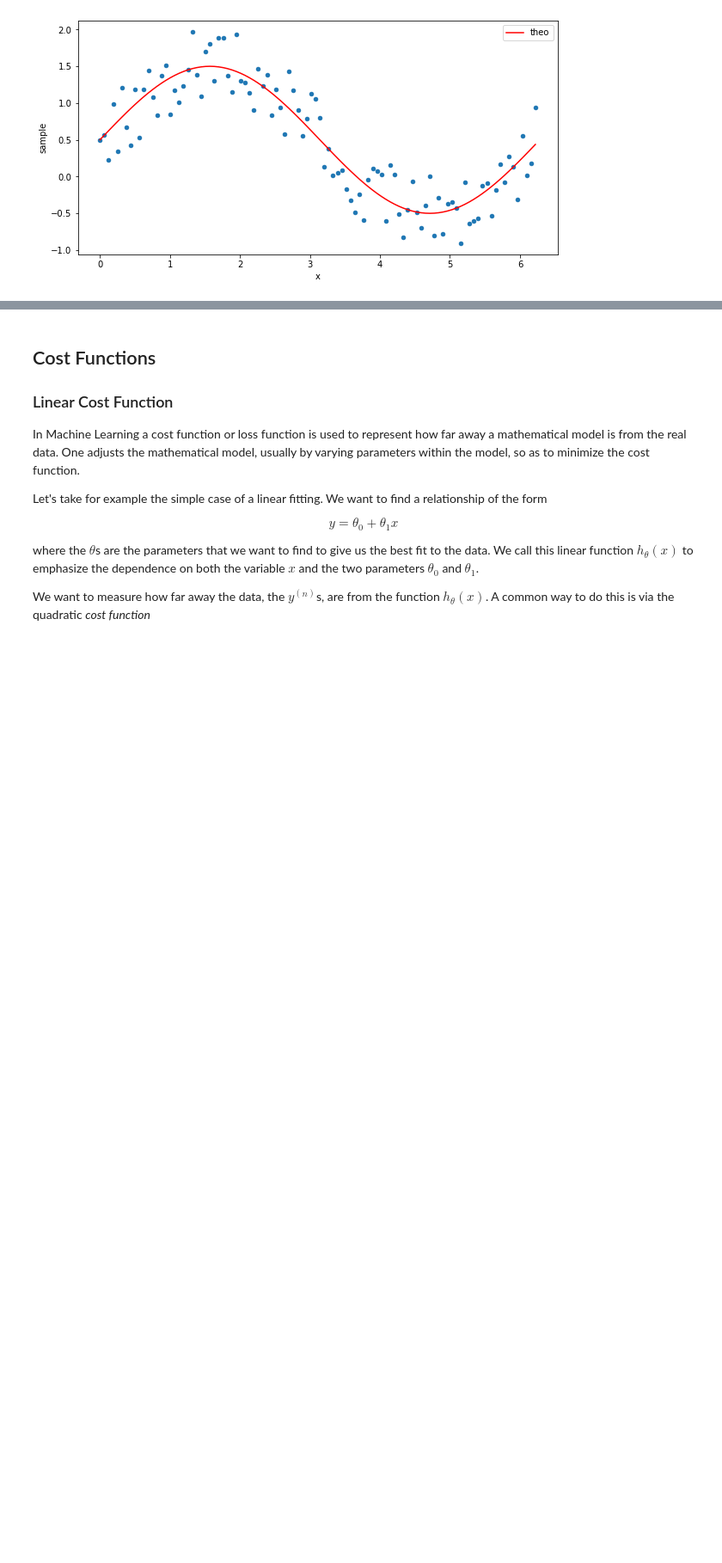
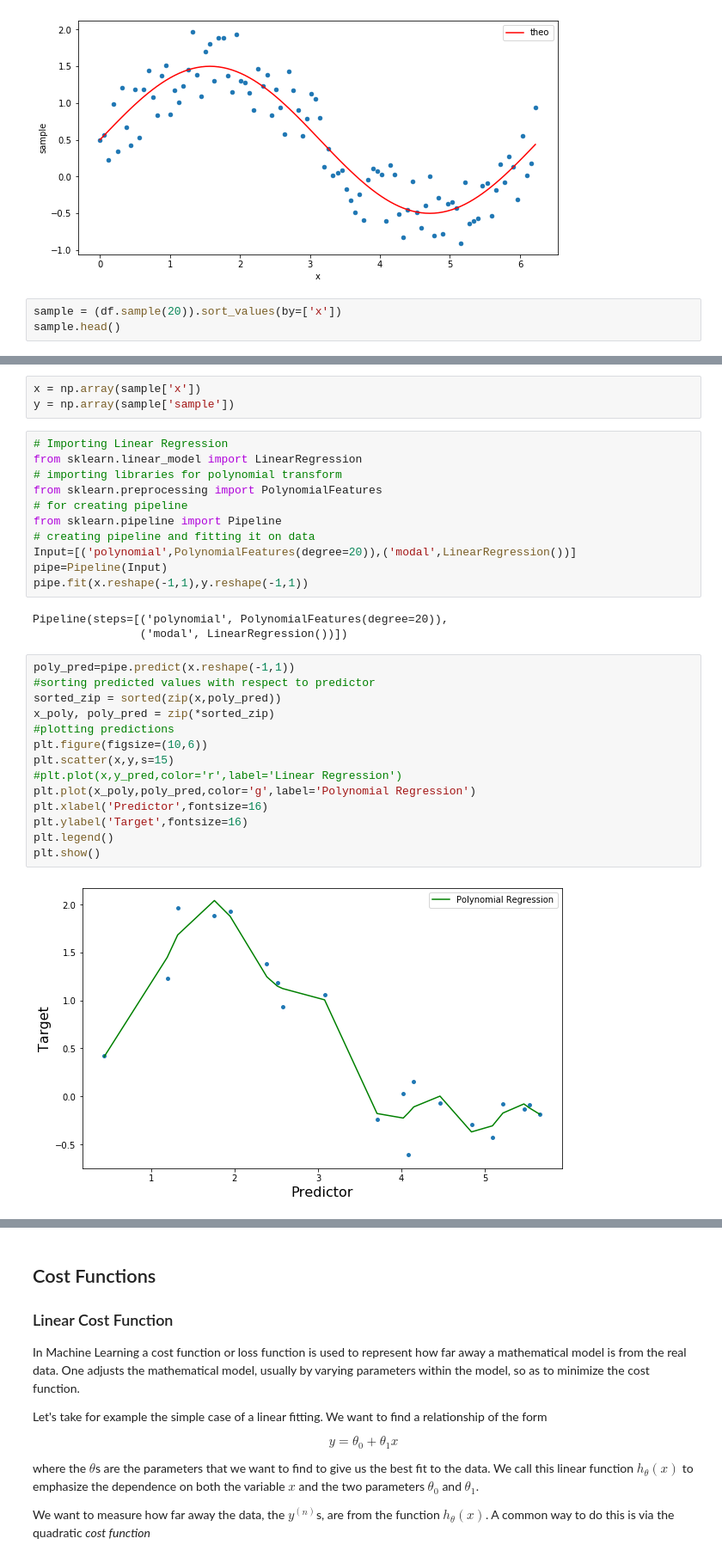
Before and after one commit to qf-workshop-2021/introduction-to-machine-learning, a Jupyter notebook: 1_notebooks/introduction-to-machine-learning.ipynb, the cells around one changed output, grey strips where cells are left out. Shown: that part at 86% size. Drawn from its saved outputs; the diff is of its cells as text; blank space fills up the shorter version.

```diff
--- a/1_notebooks/introduction-to-machine-learning.ipynb
+++ b/1_notebooks/introduction-to-machine-learning.ipynb
@@ -254,3 +264,6 @@ df.plot(x ='x', y='theo', kind = 'line', color='red', ax=ax)
 plt.show()
 # %% [output]
 [figure]
+# %%
+sample = (df.sample(20)).sort_values(by=['x'])
+sample.head()
@@ -256,0 +277,33 @@ plt.show()
+# %%
+x = np.array(sample['x'])
+y = np.array(sample['sample'])
+# %%
+# Importing Linear Regression
+from sklearn.linear_model import LinearRegression
+# importing libraries for polynomial transform
+from sklearn.preprocessing import PolynomialFeatures
+# for creating pipeline
+from sklearn.pipeline import Pipeline
+# creating pipeline and fitting it on data
+Input=[('polynomial',PolynomialFeatures(degree=20)),('modal',LinearRegression())]
+pipe=Pipeline(Input)
+pipe.fit(x.reshape(-1,1),y.reshape(-1,1))
+# %% [output]
+Pipeline(steps=[('polynomial', PolynomialFeatures(degree=20)),
+                ('modal', LinearRegression())])
+# %%
+poly_pred=pipe.predict(x.reshape(-1,1))
+#sorting predicted values with respect to predictor
+sorted_zip = sorted(zip(x,poly_pred))
+x_poly, poly_pred = zip(*sorted_zip)
+#plotting predictions
+plt.figure(figsize=(10,6))
+plt.scatter(x,y,s=15)
+#plt.plot(x,y_pred,color='r',label='Linear Regression')
+plt.plot(x_poly,poly_pred,color='g',label='Polynomial Regression')
+plt.xlabel('Predictor',fontsize=16)
+plt.ylabel('Target',fontsize=16)
+plt.legend()
+plt.show()
+# %% [output]
+[figure, added]
```
Also changed, not shown: parts of 5 cells of this notebook.
